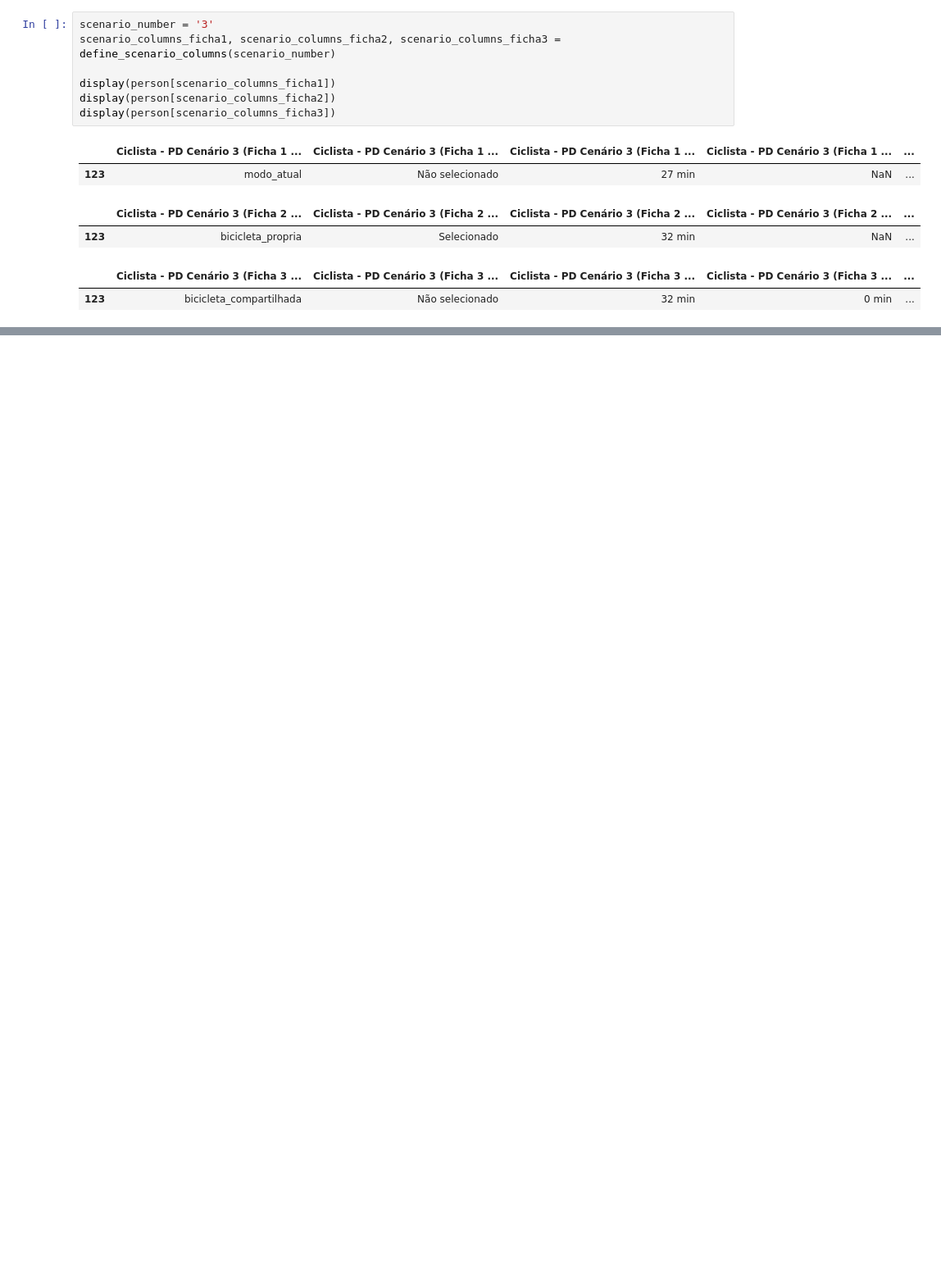
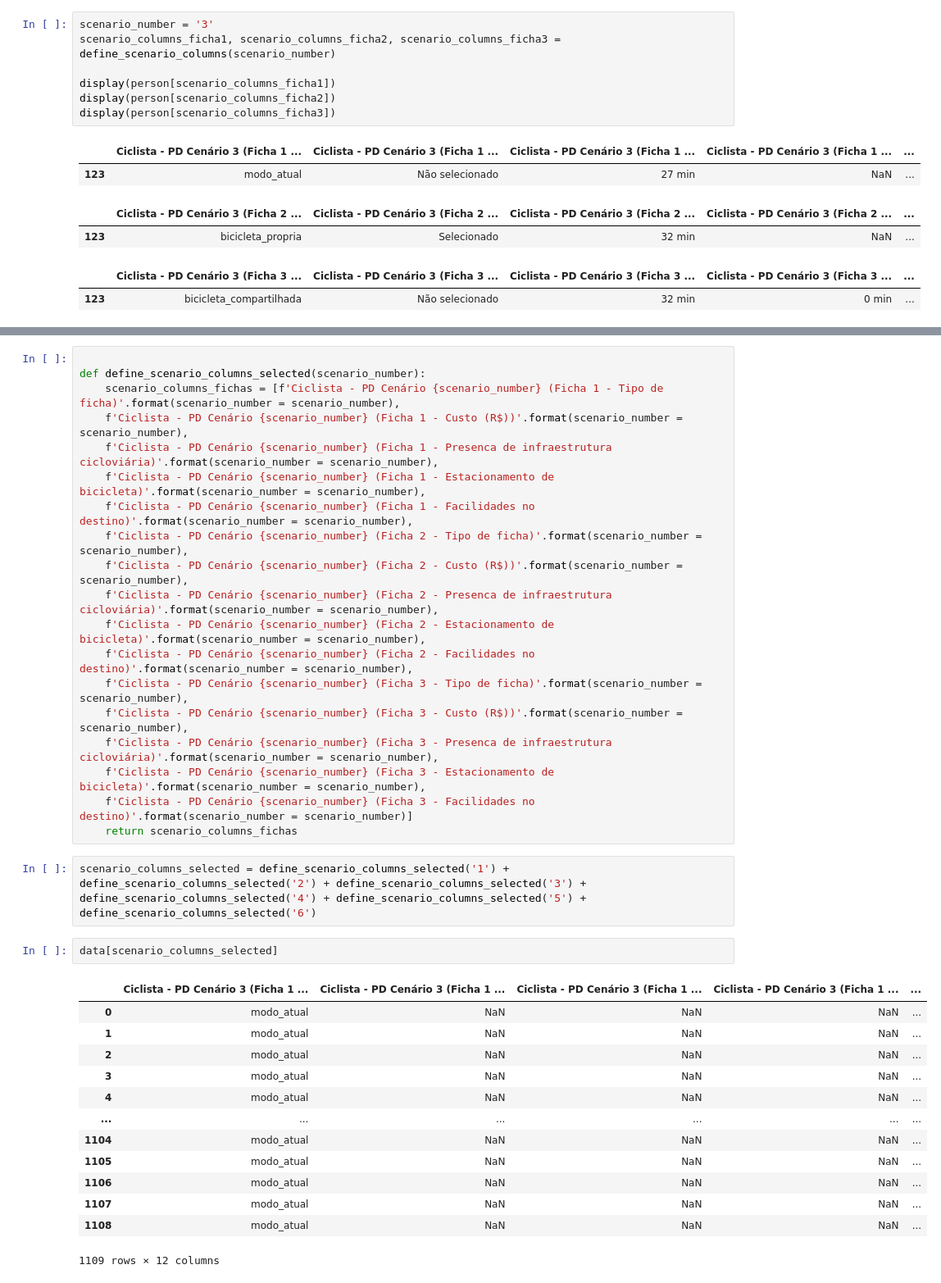
Before and after one commit to anayflima/bikesp-analysis, a Jupyter notebook: data_analysis/WB/initial_analysis.ipynb, the cells around one changed output, grey strips where cells are left out. Shown: that part at 82% size. Cells and saved outputs as stored; diff of their text form; blank space fills up the shorter version.

```diff
--- a/data_analysis/WB/initial_analysis.ipynb
+++ b/data_analysis/WB/initial_analysis.ipynb
@@ -334,0 +399,37 @@ display(person[scenario_columns_ficha3])
+# %%
+
+def define_scenario_columns_selected(scenario_number):
+    scenario_columns_fichas = [f'Ciclista - PD Cenário {scenario_number} (Ficha 1 - Tipo de ficha)'.format(scenario_number = scenario_number),
+    f'Ciclista - PD Cenário {scenario_number} (Ficha 1 - Custo (R$))'.format(scenario_number = scenario_number),
+    f'Ciclista - PD Cenário {scenario_number} (Ficha 1 - Presenca de infraestrutura cicloviária)'.format(scenario_number = scenario_number),
+    f'Ciclista - PD Cenário {scenario_number} (Ficha 1 - Estacionamento de bicicleta)'.format(scenario_number = scenario_number),
+    f'Ciclista - PD Cenário {scenario_number} (Ficha 1 - Facilidades no destino)'.format(scenario_number = scenario_number),
+    f'Ciclista - PD Cenário {scenario_number} (Ficha 2 - Tipo de ficha)'.format(scenario_number = scenario_number),
+    f'Ciclista - PD Cenário {scenario_number} (Ficha 2 - Custo (R$))'.format(scenario_number = scenario_number),
+    f'Ciclista - PD Cenário {scenario_number} (Ficha 2 - Presenca de infraestrutura cicloviária)'.format(scenario_number = scenario_number),
+    f'Ciclista - PD Cenário {scenario_number} (Ficha 2 - Estacionamento de bicicleta)'.format(scenario_number = scenario_number),
+    f'Ciclista - PD Cenário {scenario_number} (Ficha 2 - Facilidades no destino)'.format(scenario_number = scenario_number),
+    f'Ciclista - PD Cenário {scenario_number} (Ficha 3 - Tipo de ficha)'.format(scenario_number = scenario_number),
+    f'Ciclista - PD Cenário {scenario_number} (Ficha 3 - Custo (R$))'.format(scenario_number = scenario_number),
+    f'Ciclista - PD Cenário {scenario_number} (Ficha 3 - Presenca de infraestrutura cicloviária)'.format(scenario_number = scenario_number),
+    f'Ciclista - PD Cenário {scenario_number} (Ficha 3 - Estacionamento de bicicleta)'.format(scenario_number = scenario_number),
+    f'Ciclista - PD Cenário {scenario_number} (Ficha 3 - Facilidades no destino)'.format(scenario_number = scenario_number)]
+    return scenario_columns_fichas
+# %%
+scenario_columns_selected = define_scenario_columns_selected('1') + define_scenario_columns_selected('2') + define_scenario_columns_selected('3') + define_scenario_columns_selected('4') + define_scenario_columns_selected('5') + define_scenario_columns_selected('6')
+# %%
+data[scenario_columns_selected]
+# %% [output]
+|  | Ciclista - PD Cenário 3 (Ficha 1 ... | Ciclista - PD Cenário 3 (Ficha 1 ... | Ciclista - PD Cenário 3 (Ficha 1 ... | Ciclista - PD Cenário 3 (Ficha 1 ... | ... |
+| 0 | modo_atual | NaN | NaN | NaN | ... |
+| 1 | modo_atual | NaN | NaN | NaN | ... |
+| 2 | modo_atual | NaN | NaN | NaN | ... |
+| 3 | modo_atual | NaN | NaN | NaN | ... |
+| 4 | modo_atual | NaN | NaN | NaN | ... |
+| ... | ... | ... | ... | ... | ... |
+| 1104 | modo_atual | NaN | NaN | NaN | ... |
+| 1105 | modo_atual | NaN | NaN | NaN | ... |
+| 1106 | modo_atual | NaN | NaN | NaN | ... |
+| 1107 | modo_atual | NaN | NaN | NaN | ... |
+| 1108 | modo_atual | NaN | NaN | NaN | ... |
+1109 rows × 12 columns
```
Also changed, not shown: parts of 17 cells of this notebook.
